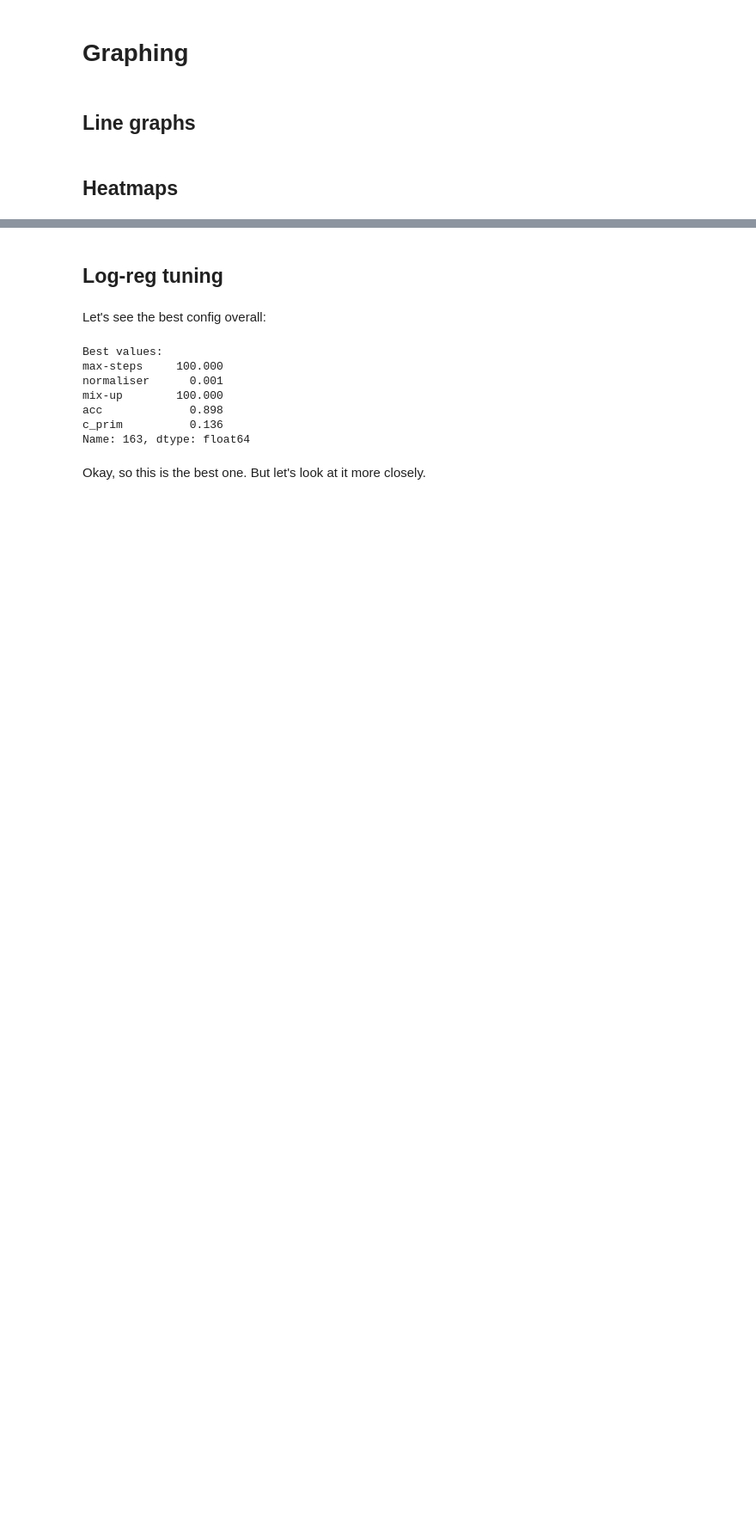
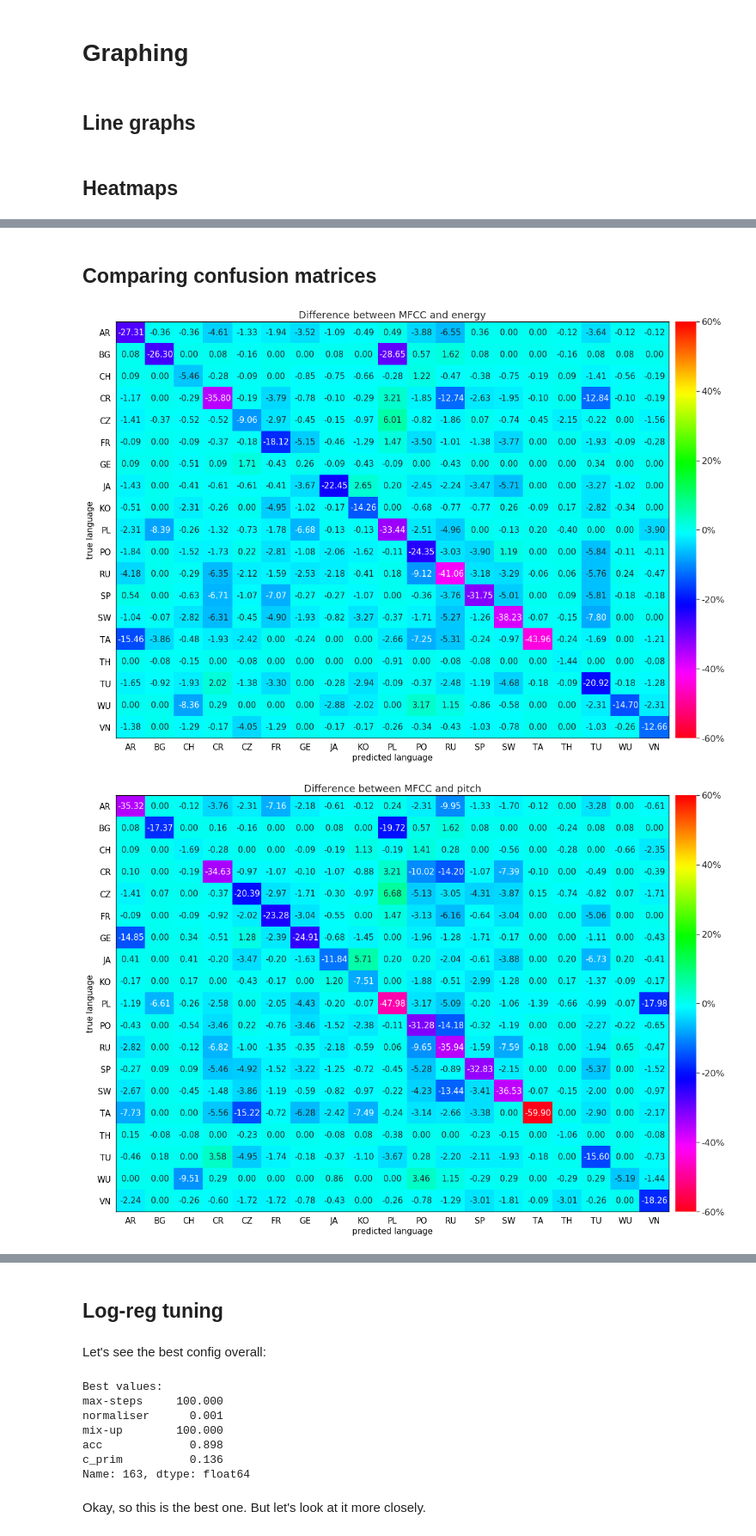
Before and after one commit to samsucik/prosodic-lid-globalphone-dissertation, a Jupyter notebook: graphing/Graphing.ipynb, the cells around one changed output, grey strips where cells are left out. Shown at 86% size. Drawn from its saved outputs; the diff is of its cells as text; code cells hidden in the pictures; blank space fills up the shorter version.

```diff
--- a/graphing/Graphing.ipynb
+++ b/graphing/Graphing.ipynb
@@ -234,0 +193,18 @@ def plot_weird_3d(data, w=15, h=3.5, x_label="Y", y_label="(x_1, x_2) ranges",
+# %% [markdown]
+## Comparing confusion matrices
+# %%
+mtrx_mfcc = get_conf_mtrx("mfcc")
+diagonal_flipper = np.ones((19,19)) -2 * np.eye(19)
+
+for prosody_exp in ["energy", "pitch", "pitch-energy"]:
+    mtrx_prosodic = get_conf_mtrx(prosody_exp)
+    mtrx = mtrx_mfcc - mtrx_prosodic
+    mtrx = np.multiply(mtrx, diagonal_flipper)
+    fig = plot_heatmap(mtrx, ys=languages, xs=languages, y_label="true language",
+                       x_label="predicted language", height=12, width=18, cmap="hsv_r", logColourbar=False,
+                       scale_format="%.0f%%", min_v=-60, max_v=60, fmt=".2f",
+                       title="Difference between MFCC and {}".format(prosody_exp))
+    save_fig(fig, "diff_mfcc_{}".format(prosody_exp))
+# %% [output]
+[figure, added]
+[figure, added]
```
Also changed, not shown: parts of 14 cells of this notebook, 50 other files.
